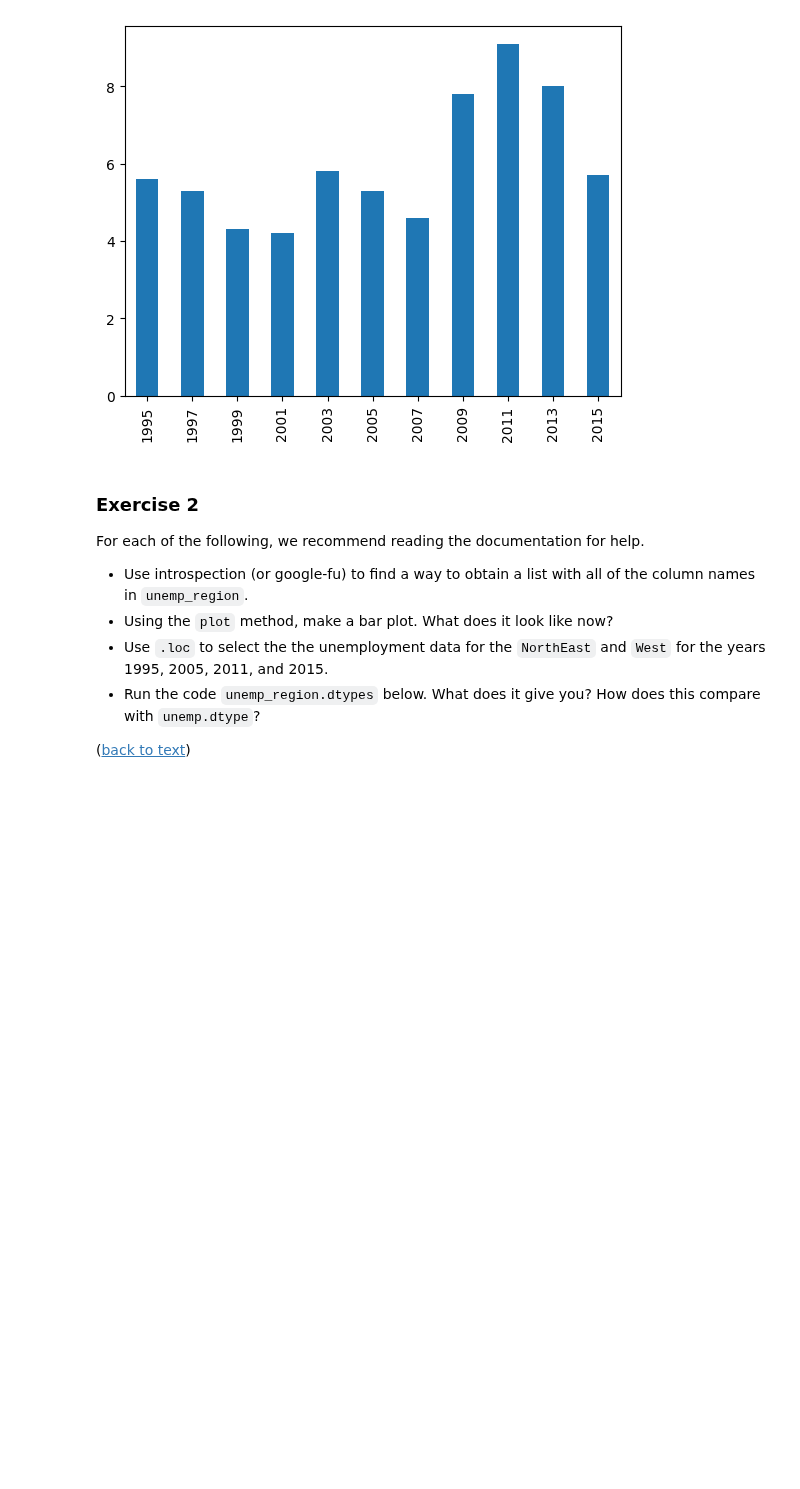
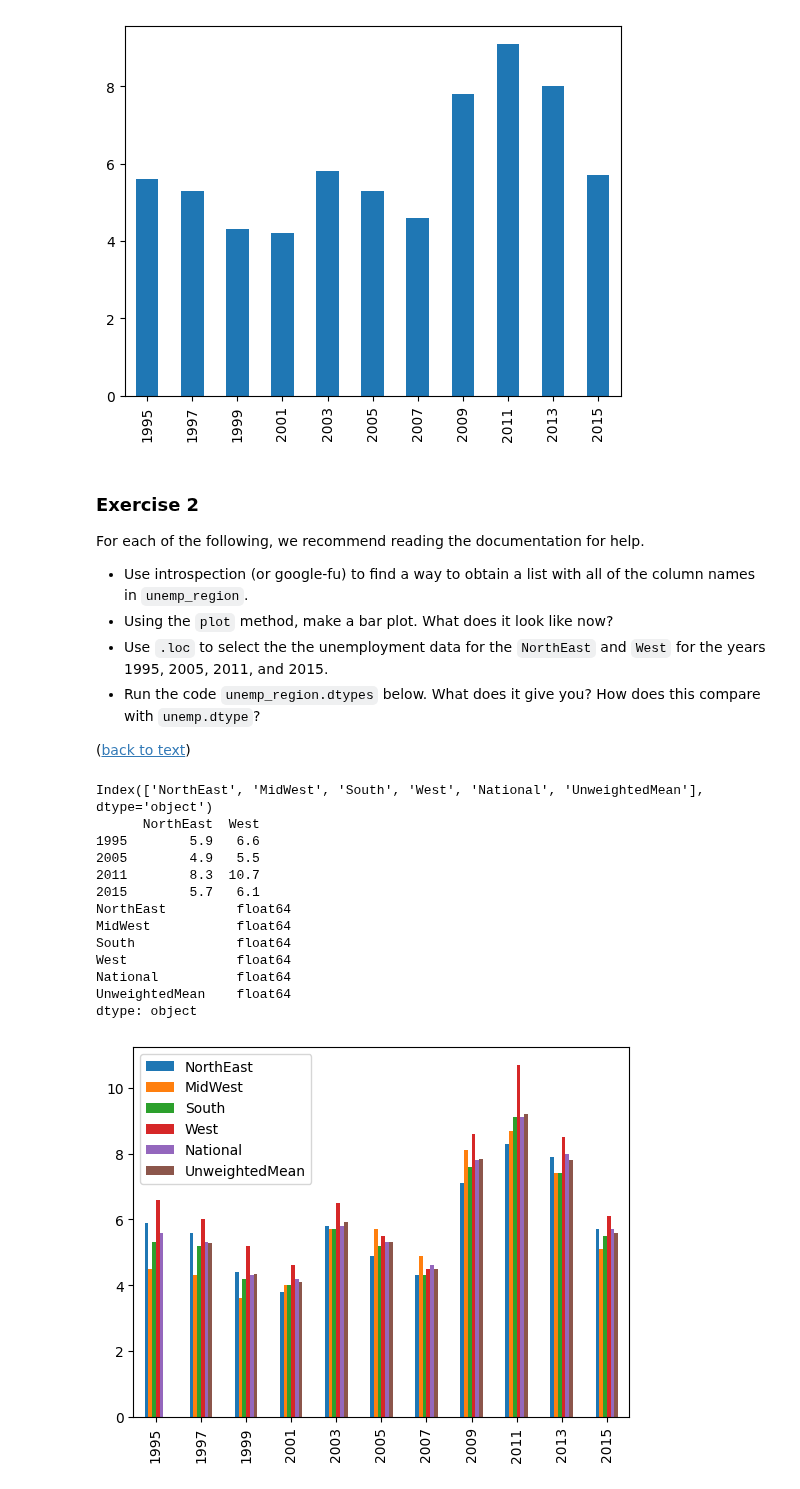
Before and after one commit to QuantEcon/lecture-datascience.notebooks, a Jupyter notebook: pandas/intro.ipynb, the cells around one changed output. Cells and saved outputs as stored; diff of their text form; code cells hidden in the pictures; blank space fills up the shorter version.

```diff
--- a/pandas/intro.ipynb
+++ b/pandas/intro.ipynb
@@ -482,3 +670,31 @@ For each of the following, we recommend reading the documentation for help.
 
 
 ([back to text](#pd-int-dir2))
+# %%
+#1
+print(unemp_region.columns)
+
+#2 - clustered bar chart
+unemp_region.plot(kind="bar")
+
+#3
+print(unemp_region.loc[([1995, 2005, 2011, 2015],["NorthEast", "West"])])
+
+#4
+print(unemp_region.dtypes)
+# gives you the type stored for each set, while dtype just gives you the type of one set (can't be used with dataframe)
+# %% [output]
+Index(['NorthEast', 'MidWest', 'South', 'West', 'National', 'UnweightedMean'], dtype='object')
+      NorthEast  West
+1995        5.9   6.6
+2005        4.9   5.5
+2011        8.3  10.7
+2015        5.7   6.1
+NorthEast         float64
+MidWest           float64
+South             float64
+West              float64
+National          float64
+UnweightedMean    float64
+dtype: object
+[figure, added]
```
Also changed, not shown: parts of 27 cells of this notebook.
